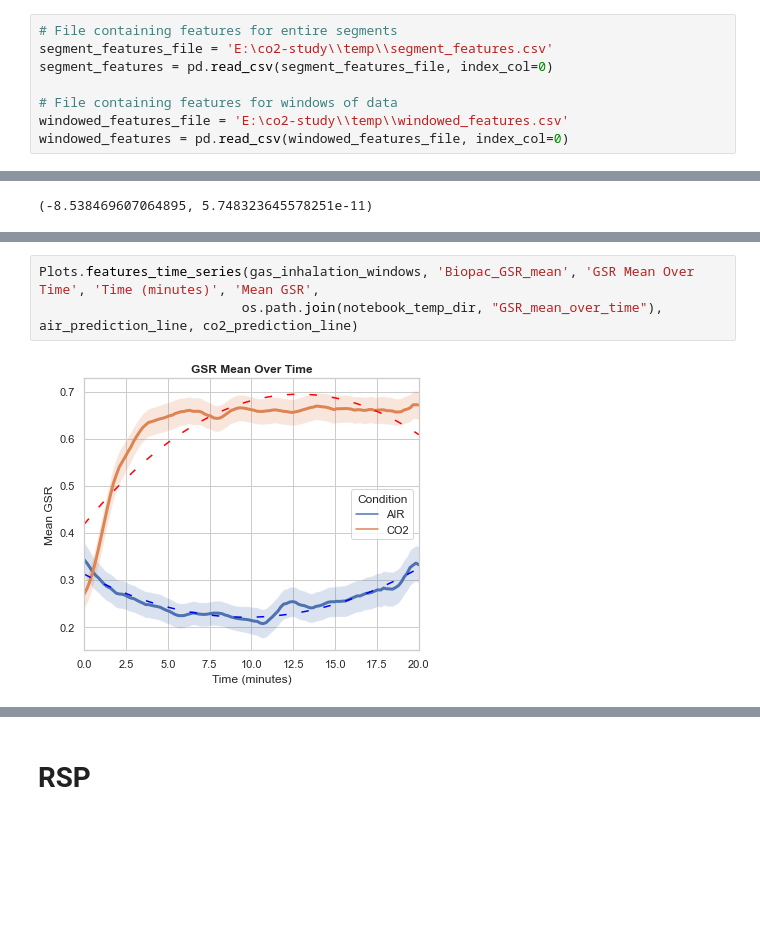
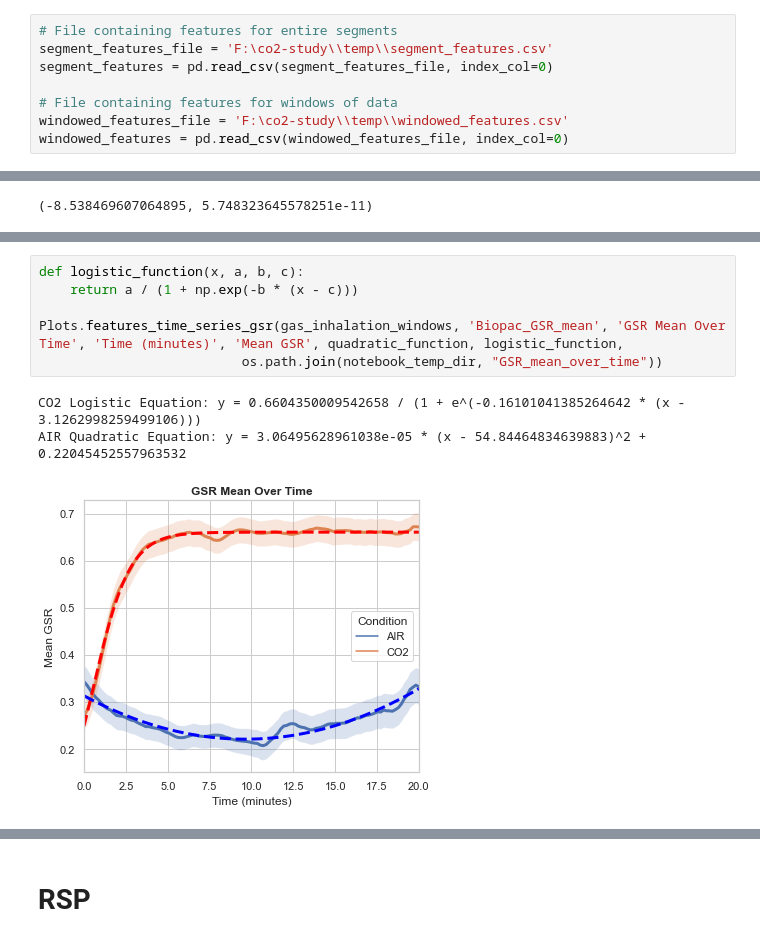
Before and after one commit to michalgnacek/co2-study, a Jupyter notebook: notebooks/3_statistics.ipynb, the cells around one changed output, grey strips where cells are left out. Cells and saved outputs as stored; diff of their text form; blank space fills up the shorter version.

```diff
--- a/notebooks/3_statistics.ipynb
+++ b/notebooks/3_statistics.ipynb
@@ -27,11 +27,11 @@ if not os.path.exists(notebook_temp_dir):
     os.makedirs(notebook_temp_dir)
 # %%
 # File containing features for entire segments
-segment_features_file = 'E:\co2-study\\temp\\segment_features.csv'
+segment_features_file = 'F:\co2-study\\temp\\segment_features.csv'
 segment_features = pd.read_csv(segment_features_file, index_col=0)
 
 # File containing features for windows of data
-windowed_features_file = 'E:\co2-study\\temp\\windowed_features.csv'
+windowed_features_file = 'F:\co2-study\\temp\\windowed_features.csv'
 windowed_features = pd.read_csv(windowed_features_file, index_col=0)
 # %%
 new_columns = [col.replace('[', '_').replace(']', '').replace('/', '_') for col in segment_features.columns]
@@ -112,7 +138,12 @@ window_index       0.001    0.000  16.273 0.000  0.001  0.001
 Group Var          0.008    0.010
 =============================================================
 # %%
-Plots.features_time_series(gas_inhalation_windows, 'Biopac_GSR_mean', 'GSR Mean Over Time', 'Time (minutes)', 'Mean GSR',
-                          os.path.join(notebook_temp_dir, "GSR_mean_over_time"), air_prediction_line, co2_prediction_line)
+def logistic_function(x, a, b, c):
+    return a / (1 + np.exp(-b * (x - c)))
+
+Plots.features_time_series_gsr(gas_inhalation_windows, 'Biopac_GSR_mean', 'GSR Mean Over Time', 'Time (minutes)', 'Mean GSR', quadratic_function, logistic_function,
+                          os.path.join(notebook_temp_dir, "GSR_mean_over_time"))
 # %% [output]
+CO2 Logistic Equation: y = 0.6604350009542658 / (1 + e^(-0.16101041385264642 * (x - 3.1262998259499106)))
+AIR Quadratic Equation: y = 3.06495628961038e-05 * (x - 54.84464834639883)^2 + 0.22045452557963532
-[figure, old version]
+[figure, new version]
```
Also changed, not shown: parts of 7 cells of this notebook, 15 other files.
